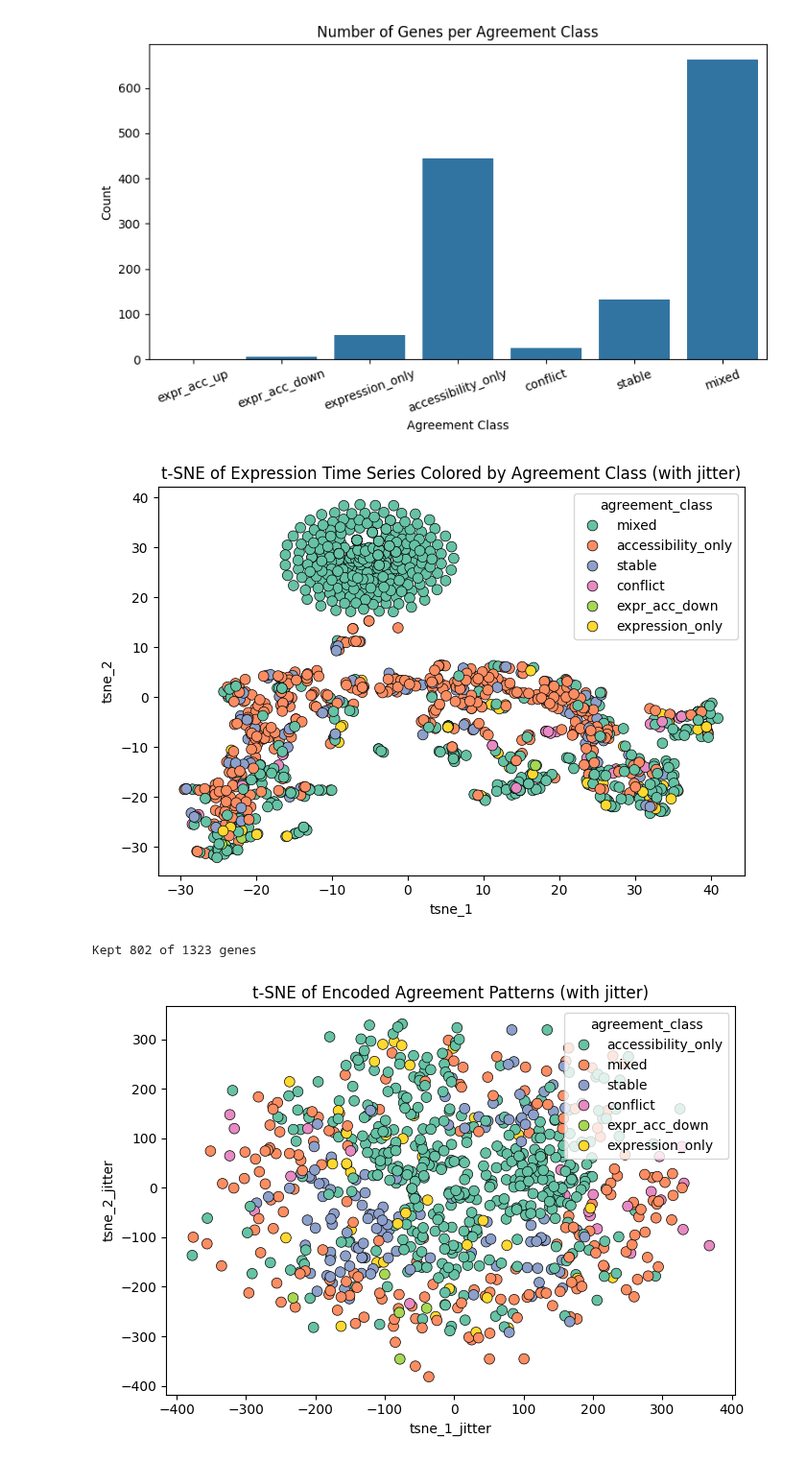
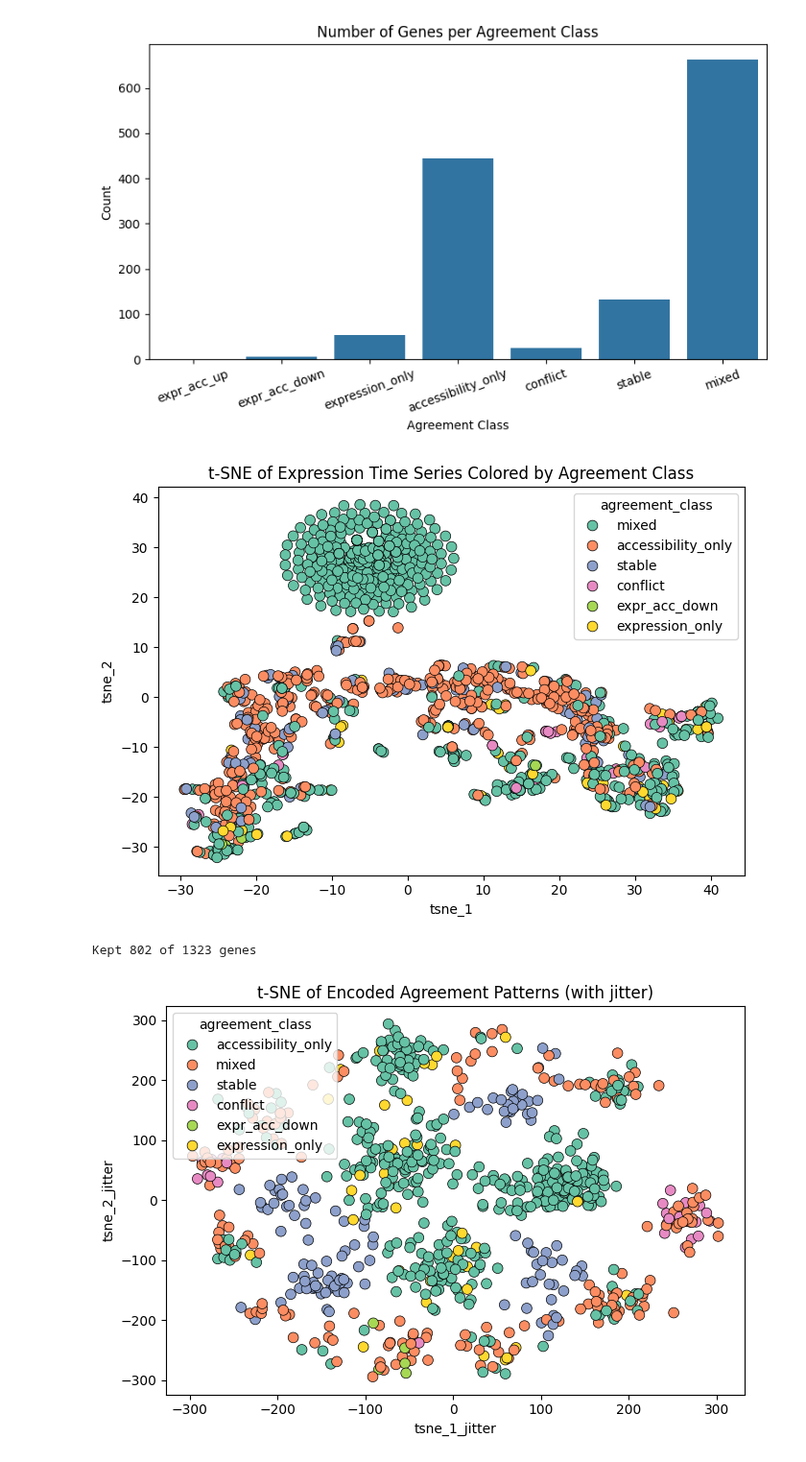
Before and after one commit to nafiul-nipu/GenomeVisProject, a Jupyter notebook: data_processing_python/09.2_Local_temporal_trend_analysis_of_gene_behavior.ipynb, the cells around one changed output. Shown at 96% size. Drawn from its saved outputs; the diff is of its cells as text; code cells hidden in the pictures.

```diff
--- a/data_processing_python/09.2_Local_temporal_trend_analysis_of_gene_behavior.ipynb
+++ b/data_processing_python/09.2_Local_temporal_trend_analysis_of_gene_behavior.ipynb
@@ -238,11 +240,11 @@ sns.scatterplot(
     edgecolor='black',
     linewidth=0.5
 )
-plt.title("t-SNE of Expression Time Series Colored by Agreement Class (with jitter)")
+plt.title("t-SNE of Expression Time Series Colored by Agreement Class")
 plt.tight_layout()
 plt.show()
 # %% [output]
-[figure, old version]
+[figure, new version]
 # %%
 # Define updated mapping for your new categories
 agreement_map = {
@@ -274,35 +276,35 @@ print(f"Kept {len(agreement_clean)} of {len(agreement_encoded)} genes")
 meta = data.loc[agreement_clean.index, ['gene_name', 'agreement_class']]
 
 # Run t-SNE
 from sklearn.manifold import TSNE
 tsne = TSNE(n_components=2, random_state=42)
 embedding = tsne.fit_transform(agreement_clean.values)
 
 # Add coordinates
 meta['tsne_1'] = embedding[:, 0]
 meta['tsne_2'] = embedding[:, 1]
 
 # Add jitter
-meta['tsne_1_jitter'] = meta['tsne_1'] + np.random.normal(0, 50.0, size=meta.shape[0])
-meta['tsne_2_jitter'] = meta['tsne_2'] + np.random.normal(0, 50.0, size=meta.shape[0])
+meta['tsne_1_jitter'] = meta['tsne_1'] + np.random.normal(0, 20.0, size=meta.shape[0])
+meta['tsne_2_jitter'] = meta['tsne_2'] + np.random.normal(0, 20.0, size=meta.shape[0])
 
 # Plot
 plt.figure(figsize=(7, 5))
 sns.scatterplot(
     data=meta,
     x='tsne_1_jitter',
     y='tsne_2_jitter',
     hue='agreement_class',
     palette='Set2',
     s=60,
     edgecolor='black',
     linewidth=0.5
 )
 plt.title("t-SNE of Encoded Agreement Patterns (with jitter)")
 plt.tight_layout()
 plt.show()
 # %% [output]
 Kept 802 of 1323 genes
-[figure, old version]
+[figure, new version]
 # %%
 # data.to_csv('feature_agreement_summary.csv', index=False)
```
Also changed, not shown: parts of 1 cell of this notebook, 1 other file.
